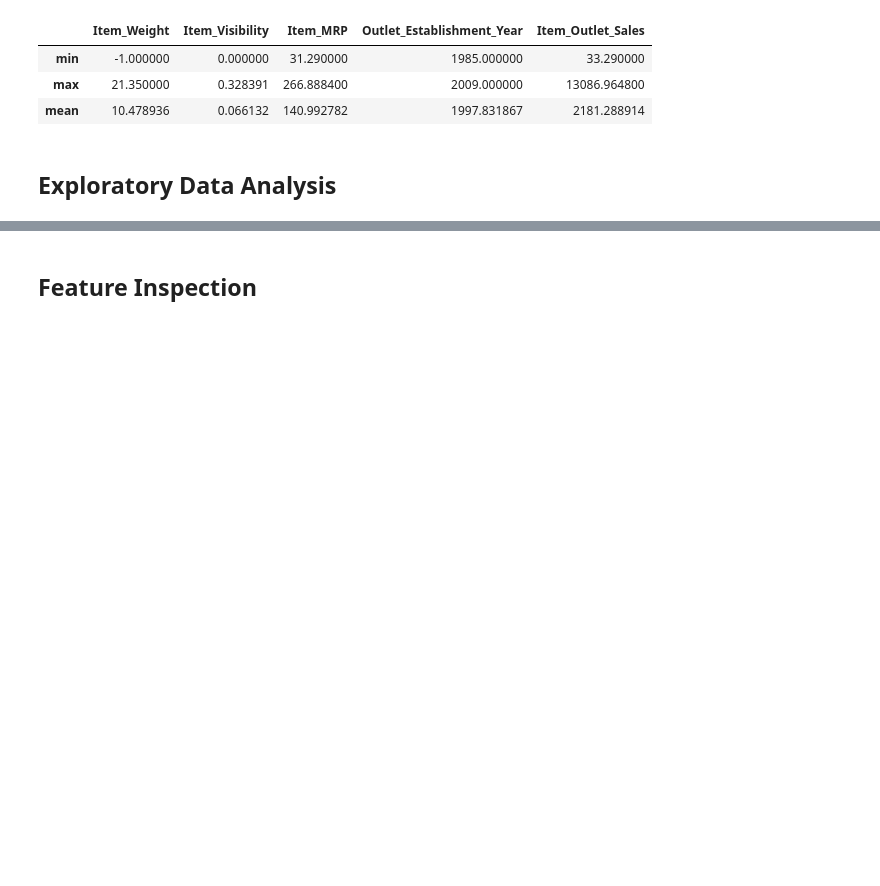
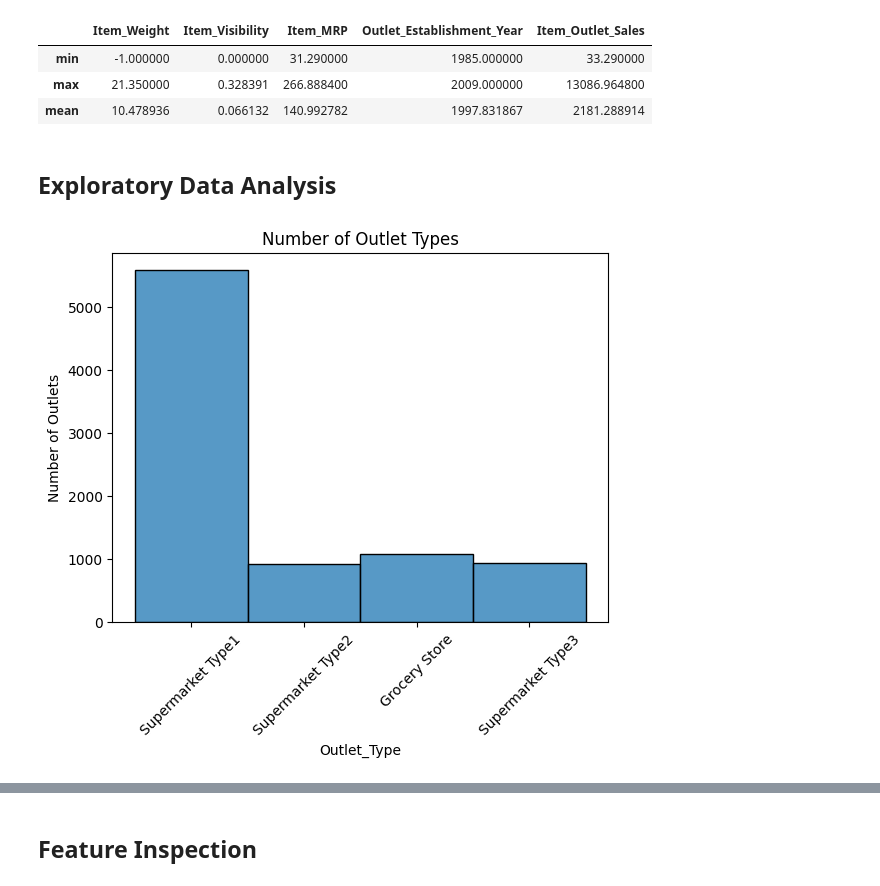
Before and after one commit to FoxEW/-Prediction-of-Product-Sales, a Jupyter notebook: Prediction_of_Product_Sales.ipynb, the cells around one changed output, grey strips where cells are left out. Saved outputs shown, nothing was run; the diff lists cells and outputs as text; code cells hidden in the pictures; blank space fills up the shorter version.

```diff
--- a/Prediction_of_Product_Sales.ipynb
+++ b/Prediction_of_Product_Sales.ipynb
@@ -182,3 +188,18 @@ df_sales_clean.describe(include=[np.number]).loc[["min", "max", "mean"]]
 | mean | 10.478936 | 0.066132 | 140.992782 | 1997.831867 | 2181.288914 |
 # %% [markdown]
 ## Exploratory Data Analysis
+# %%
+# Histograms to view the distributions of numerical features in your dataset
+# Use binwidth arg to make histogram with 10 year bins
+ax = sns.histplot(data=df_sales_clean, x='Outlet_Type', binwidth=10)
+# ax.ticklabel_format(style='plain')
+ax.tick_params(axis='x', rotation = 45)
+
+# Set the the Title
+ax.set_title('Number of Outlet Types')
+
+# Set X and Y axis labels (axis descriptions)
+ax.set_xlabel('Outlet_Type')
+ax.set_ylabel('Number of Outlets');
+# %% [output]
+[figure, added]
```
Also changed, not shown: parts of 10 cells of this notebook.
